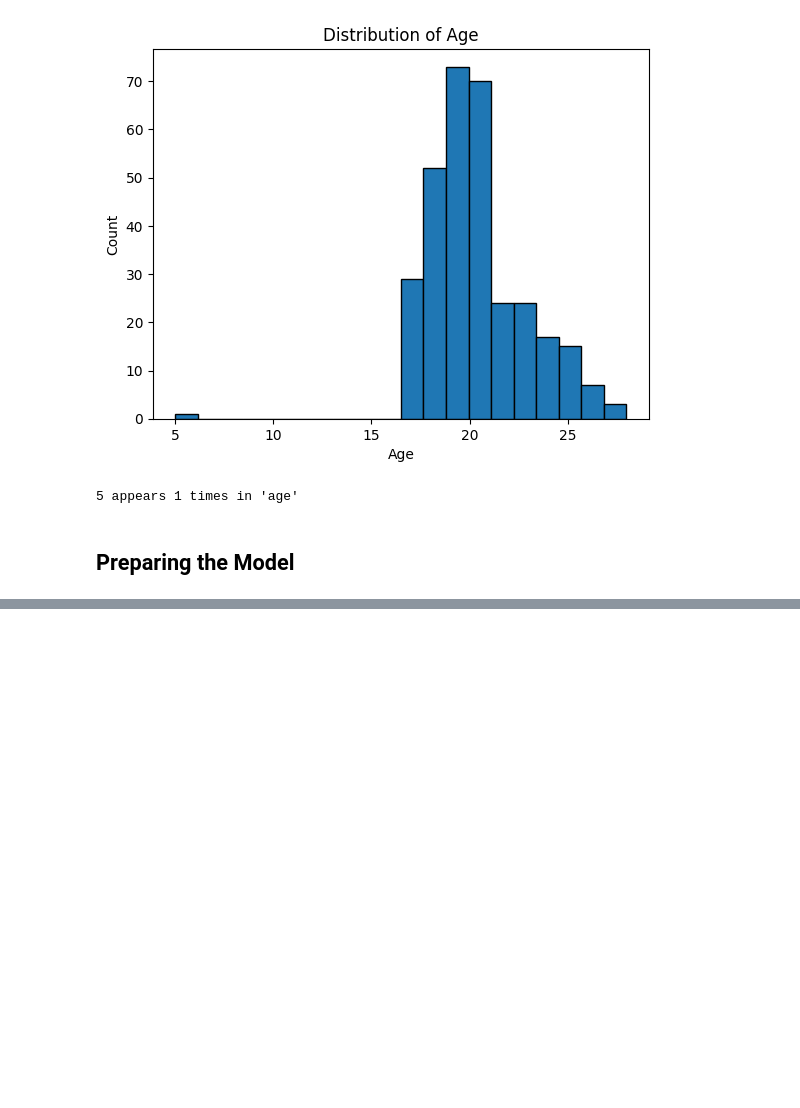
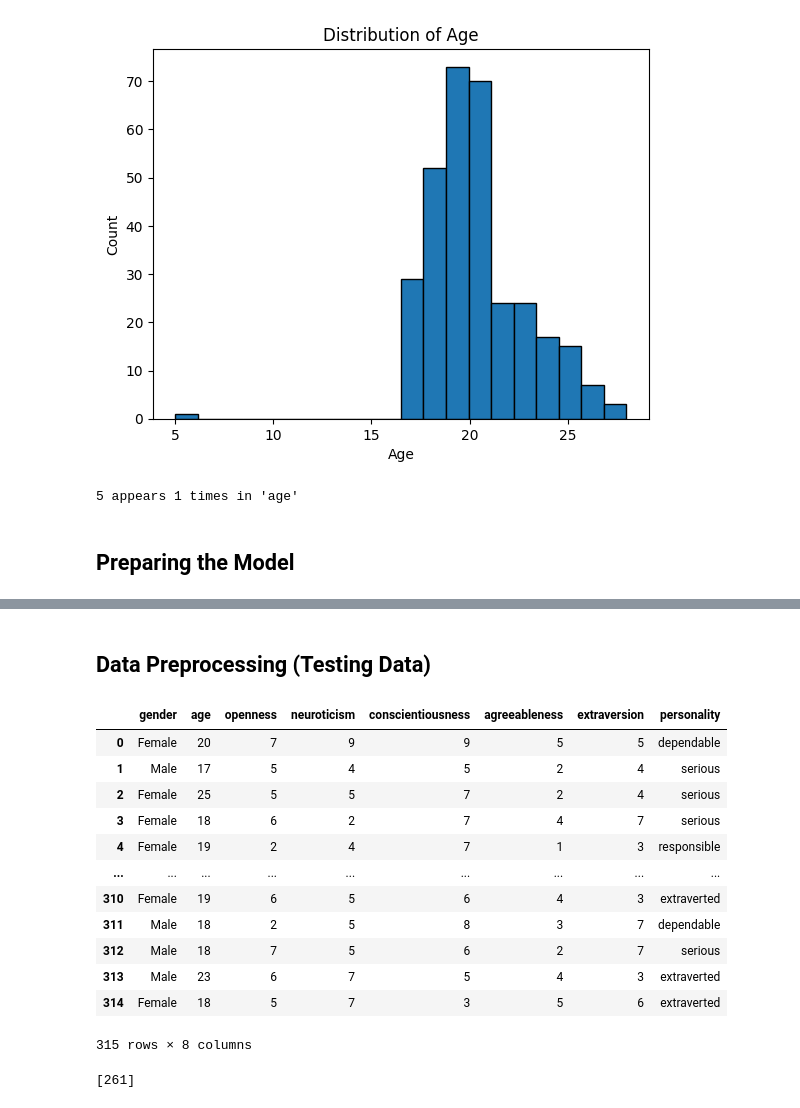
Before and after one commit to ravi-aratchige/spacefarer, a Jupyter notebook: model_testing.ipynb, the cells around one changed output, grey strips where cells are left out. Saved outputs shown, nothing was run; the diff lists cells and outputs as text; code cells hidden in the pictures; blank space fills up the shorter version.

```diff
--- a/model_testing.ipynb
+++ b/model_testing.ipynb
@@ -134,2 +134,38 @@ RandomForestClassifier(class_weight='balanced', max_depth=7,
                        max_features='log2', min_samples_leaf=3,
                        min_samples_split=5)
+# %% [markdown]
+## Data Preprocessing (Testing Data)
+# %%
+# Fixing the names of the columns of the dataframe
+
+df_test.rename(columns={'Personality (class label)': 'personality'}, inplace=True)
+df_test.rename(columns={'Gender': 'gender'}, inplace=True)
+df_test.rename(columns={'Age': 'age'}, inplace=True)
+
+# NOTE:
+# inplace=True ensures that the dataframe 'df' is modified in place
+# without creating a new dataframe. If this is omitted, a new dataframe
+# is returned, which must be reassigned to a new variable.
+
+df_test
+# %% [output]
+|  | gender | age | openness | neuroticism | conscientiousness | agreeableness | extraversion | personality |
+| 0 | Female | 20 | 7 | 9 | 9 | 5 | 5 | dependable |
+| 1 | Male | 17 | 5 | 4 | 5 | 2 | 4 | serious |
+| 2 | Female | 25 | 5 | 5 | 7 | 2 | 4 | serious |
+| 3 | Female | 18 | 6 | 2 | 7 | 4 | 7 | serious |
+| 4 | Female | 19 | 2 | 4 | 7 | 1 | 3 | responsible |
+| ... | ... | ... | ... | ... | ... | ... | ... | ... |
+| 310 | Female | 19 | 6 | 5 | 6 | 4 | 3 | extraverted |
+| 311 | Male | 18 | 2 | 5 | 8 | 3 | 7 | dependable |
+| 312 | Male | 18 | 7 | 5 | 6 | 2 | 7 | serious |
+| 313 | Male | 23 | 6 | 7 | 5 | 4 | 3 | extraverted |
+| 314 | Female | 18 | 5 | 7 | 3 | 5 | 6 | extraverted |
+315 rows × 8 columns
+# %%
+# Getting a list of the rows that have an age of 5
+
+outlier_row_numbers = df_test.loc[df_test['age'] == 5].index.tolist()
+print(outlier_row_numbers)
+# %% [output]
+[261]
```
Also changed, not shown: parts of 11 cells of this notebook, 2 other files.
